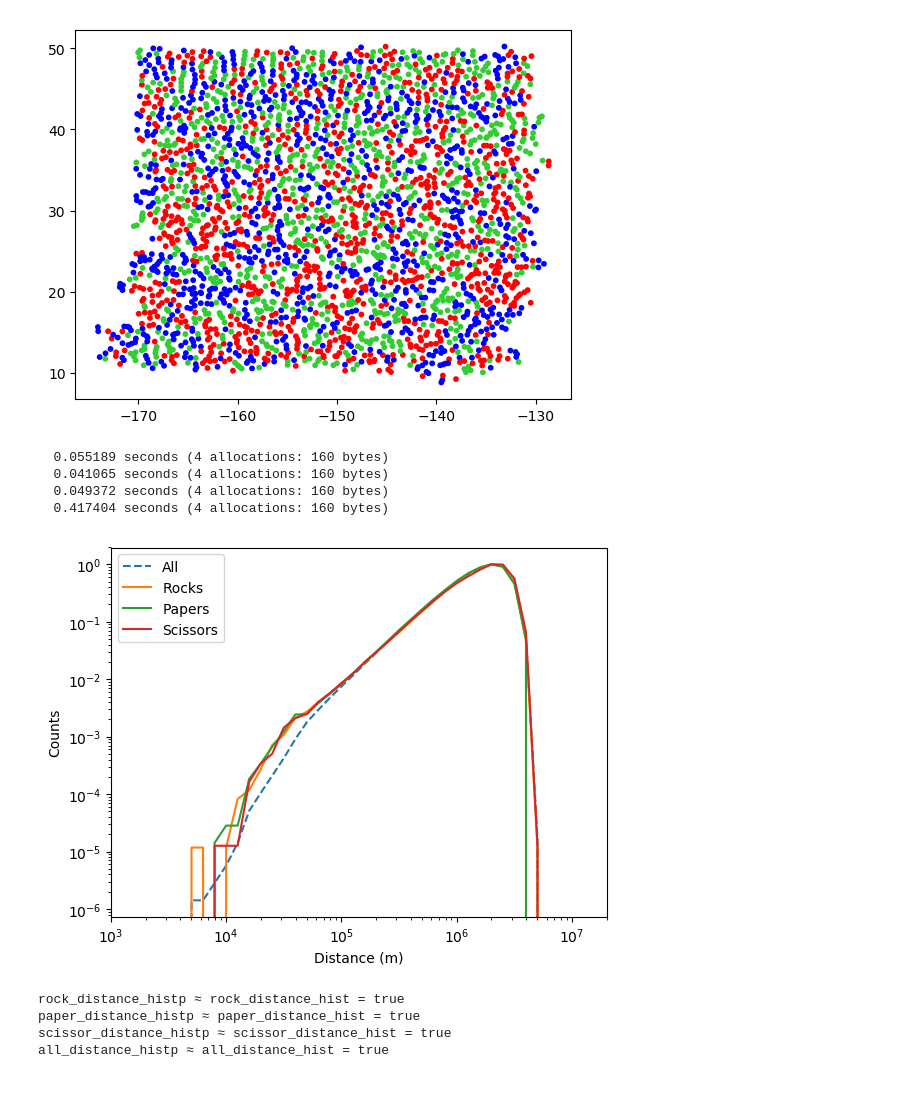
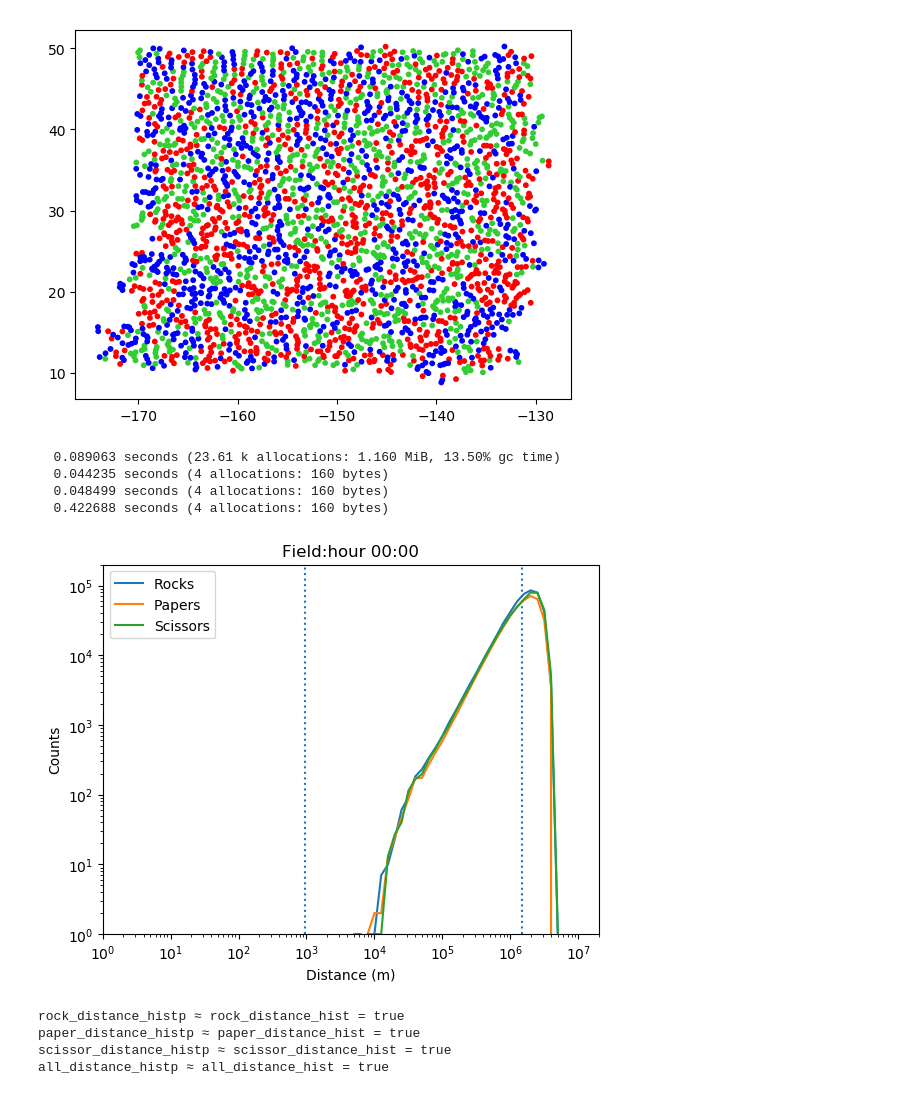
Before and after one commit to ali-ramadhan/random-jupyter-notebooks, a Jupyter notebook: Distributed pairwise haversine distance histogram in Julia.ipynb, the cells around one changed output. Cells and saved outputs as stored; diff of their text form; code cells hidden in the pictures.

Commit message:
Better pairwise distance histogram figure

```diff
--- a/Distributed pairwise haversine distance histogram in Julia.ipynb
+++ b/Distributed pairwise haversine distance histogram in Julia.ipynb
@@ -21,7 +24,7 @@ end
 # %% [output]
 haversine_distance (generic function with 1 method)
 # %%
-function haversine_distance32(lat1::Float32, lon1::Float32, lat2::Float32, lon2::Float32, radius::Float32)
+@everywhere function haversine_distance32(lat1::Float32, lon1::Float32, lat2::Float32, lon2::Float32, radius::Float32)
     c1 = cospi(lat1 / 180.0f0)
     c2 = cospi(lat2 / 180.0f0)
     dlat = lat2 - lat1
@@ -197,7 +193,7 @@ all_distance_hist = zeros(Int, bins)
 @time pairwise_distance_hist!(scissor_mlats, scissor_mlons, scissor_distance_hist)
 @time pairwise_distance_hist!(mlats, mlons, all_distance_hist)
 # %% [output]
-  0.055189 seconds (4 allocations: 160 bytes)
-  0.041065 seconds (4 allocations: 160 bytes)
-  0.049372 seconds (4 allocations: 160 bytes)
-  0.417404 seconds (4 allocations: 160 bytes)
+  0.089063 seconds (23.61 k allocations: 1.160 MiB, 13.50% gc time)
+  0.044235 seconds (4 allocations: 160 bytes)
+  0.048499 seconds (4 allocations: 160 bytes)
+  0.422688 seconds (4 allocations: 160 bytes)
@@ -204,31 +210,30 @@ all_distance_hist = zeros(Int, bins)
 # %%
 x = 10 .^ (collect(0:bins-1) ./ 10)
 
-rock_distance_hist = convert(Array{Float64}, rock_distance_hist)
-paper_distance_hist = convert(Array{Float64}, paper_distance_hist)
-scissor_distance_hist = convert(Array{Float64}, scissor_distance_hist)
-all_distance_hist = convert(Array{Float64}, all_distance_hist)
+max_initial_distance = haversine_distance32(25f0, -145f0, 35f0, -155f0, R32)
+interaction_distance = haversine_distance32(30f0, -150f0, 30f0, -150.01f0, R32)
+PyPlot.axvline(x=max_initial_distance, linestyle=":")
+PyPlot.axvline(x=interaction_distance, linestyle=":")
 
-rock_distance_hist .= rock_distance_hist ./ maximum(rock_distance_hist)
-paper_distance_hist .= paper_distance_hist ./ maximum(paper_distance_hist)
-scissor_distance_hist .= scissor_distance_hist ./ maximum(scissor_distance_hist)
-all_distance_hist .= all_distance_hist ./ maximum(all_distance_hist)
-
-PyPlot.loglog(x, all_distance_hist, linestyle="--", label="All")
+# PyPlot.loglog(x, all_distance_hist, linestyle="--", label="All")
 PyPlot.loglog(x, rock_distance_hist, label="Rocks")
 PyPlot.loglog(x, paper_distance_hist, label="Papers")
 PyPlot.loglog(x, scissor_distance_hist, label="Scissors")
 # PyPlot.loglog(x, dist, linestyle="", marker=".")
 
 PyPlot.xlabel("Distance (m)");
 PyPlot.ylabel("Counts");
-PyPlot.xlim([1e3, 2e7])
+PyPlot.xlim([1, 2e7])
+PyPlot.ylim([1, 2e5])
 
 PyPlot.legend()
+PyPlot.title("Field:hour 00:00")
 
 # PyPlot.plot([10^3, 10^5], [1e-5, 1e-1], label="slope=2");
+
+PyPlot.savefig("pairwise_histogram.png", dpi=300, format="png", transparent=false)
 # %% [output]
-[figure, old version]
+[figure, new version]
 # %%
 rock_distance_hist = zeros(Int, bins)
 paper_distance_hist = zeros(Int, bins)
```
Also changed, not shown: parts of 16 cells of this notebook.
